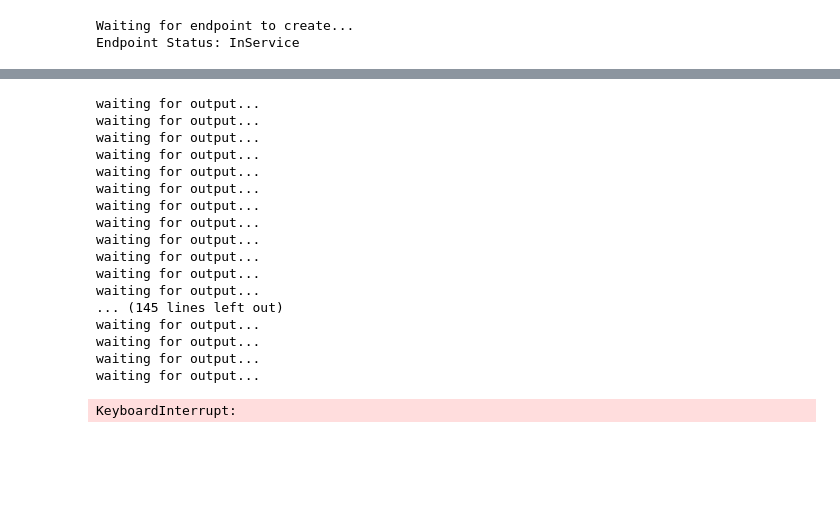
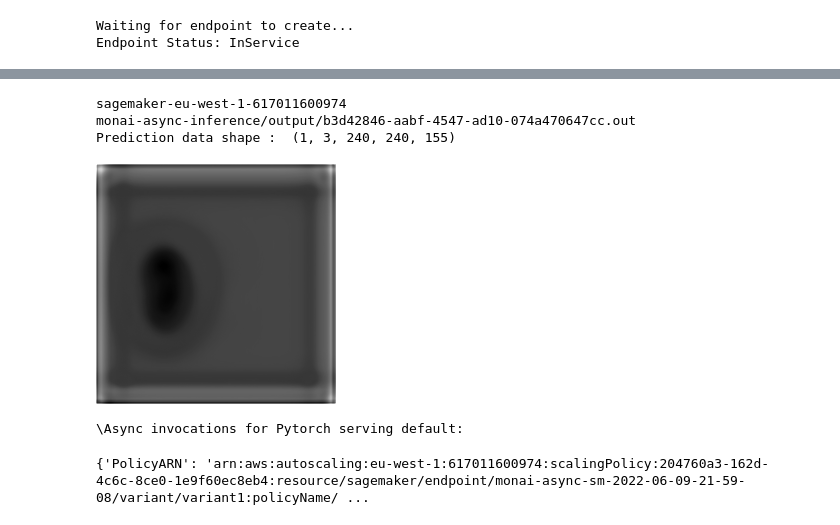
Before and after one commit to alex23lemm/monai-on-sagemaker-examples, a Jupyter notebook: MonaiAsyncInference/MonaiAsyncInference.ipynb, the cells around one changed output, grey strips where cells are left out. Drawn from its saved outputs; the diff is of its cells as text; code cells hidden in the pictures; blank space fills up the shorter version.

Commit message:
added code to serialize numpy prediction. addedd code to visualize prediction as an image

```diff
--- a/MonaiAsyncInference/MonaiAsyncInference.ipynb
+++ b/MonaiAsyncInference/MonaiAsyncInference.ipynb
@@ -228,24 +210,58 @@ def get_output(output_location):
 # %%
 
+import botocore
+import numpy as np
+from PIL import Image
 
-output = get_output(output_location)
-print(f"Output size in bytes: {((sys.getsizeof(output)))}")
+s3_output_uri = "s3://sagemaker-eu-west-1-617011600974/monai-async-inference/output/b3d42846-aabf-4547-ad10-074a470647cc.out"
+
+output_url = urllib.parse.urlparse(s3_output_uri)
+bucket = output_url.netloc
+key = output_url.path[1:]
+
+print(bucket)
+print(key)
+s3 = boto3.resource('s3')
+
+try:
+    s3.Bucket(bucket).download_file(key, 'prediction.numpy')
+except botocore.exceptions.ClientError as e:
+    if e.response['Error']['Code'] == "404":
+         print("The object does not exist.")
+    else:
+        raise
+prediction_data = np.load("prediction.numpy")
+print("Prediction data shape : ", prediction_data.shape)
+#test_img = (prediction_data[0,0,:,:,0]).astype(np.uint8)
+
+prediction_img = np.interp(
+    prediction_data[0,0,:,:,0],
+    (
+        prediction_data[0,0,:,:,0].min(),
+        prediction_data[0,0,:,:,0].max()
+    ),
+    (0,255)
+).astype(np.uint8)
+
+img = Image.fromarray(prediction_img)
+# img.save()
+img.show()
 # %% [output]
-waiting for output...
-waiting for output...
-waiting for output...
-waiting for output...
-waiting for output...
-waiting for output...
-waiting for output...
-waiting for output...
-waiting for output...
-waiting for output...
-waiting for output...
-waiting for output...
-... (145 lines left out)
-waiting for output...
-waiting for output...
-waiting for output...
-waiting for output...
+sagemaker-eu-west-1-617011600974
+monai-async-inference/output/b3d42846-aabf-4547-ad10-074a470647cc.out
+Prediction data shape :  (1, 3, 240, 240, 155)
-KeyboardInterrupt:
+[figure, added]
+# %%
+# Trigger 10 asynchronous requests on a single instance
+inferences = []
+for i in range(1,10):
+    start = time.time()
+    response = sm_runtime.invoke_endpoint_async(
+    EndpointName=endpoint_name,
+    InputLocation=s3_uri)
+    output_location = response["OutputLocation"]
+    inferences += [(s3_uri, output_location)]
+    time.sleep(0.5)
+print("\Async invocations for Pytorch serving default: \n")
+# %% [output]
+\Async invocations for Pytorch serving default:
@@ -251,0 +308,4 @@ KeyboardInterrupt:
+# %%
+print(response)
+# %% [output]
+{'PolicyARN': 'arn:aws:autoscaling:eu-west-1:617011600974:scalingPolicy:204760a3-162d-4c6c-8ce0-1e9f60ec8eb4:resource/sagemaker/endpoint/monai-async-sm-2022-06-09-21-59-08/variant/variant1:policyName/ ...
```
Also changed, not shown: parts of 11 cells of this notebook, 3 other files.
